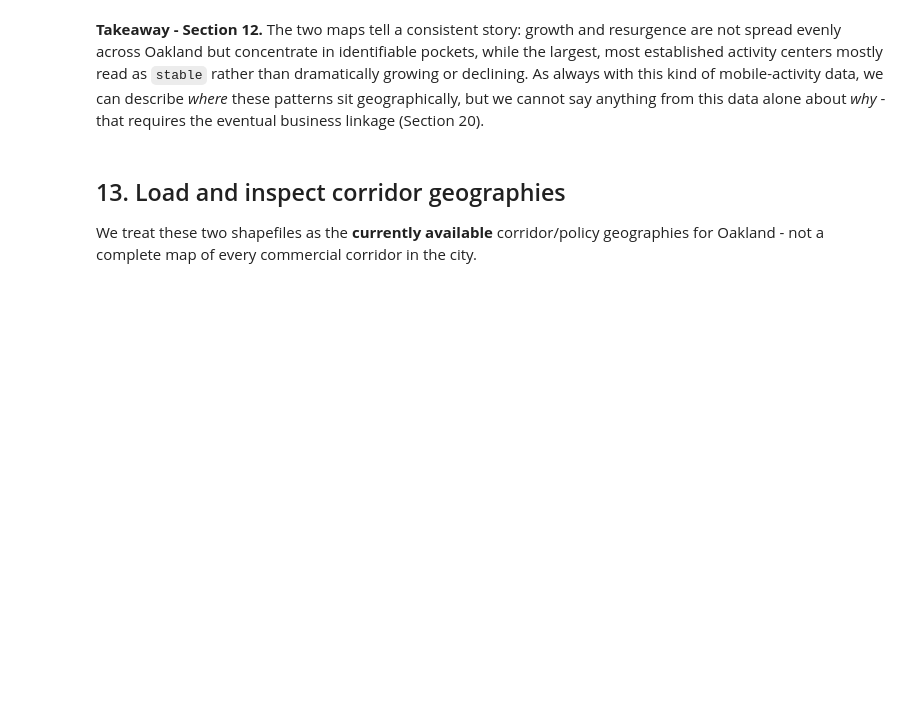
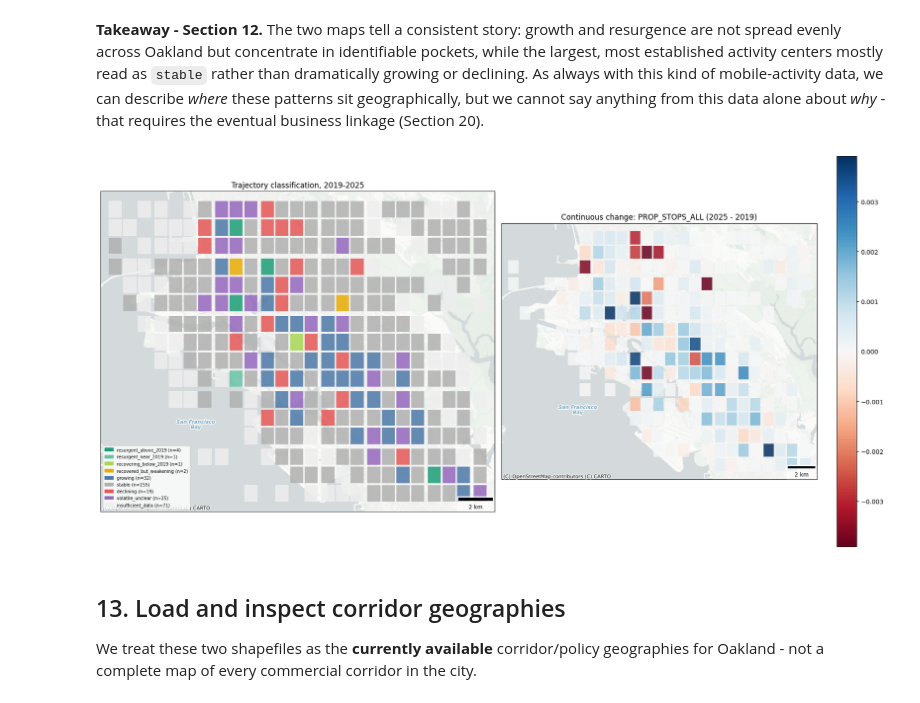
Before and after one commit to schoolofcities/eddit-east-bay, a Jupyter notebook: analysis/activity/explore_yihoi_activity_data.ipynb, the cells around one changed output. Saved outputs shown, nothing was run; the diff lists cells and outputs as text; code cells hidden in the pictures; blank space fills up the shorter version.

```diff
--- a/analysis/activity/explore_yihoi_activity_data.ipynb
+++ b/analysis/activity/explore_yihoi_activity_data.ipynb
@@ -1245,6 +1309,91 @@ activity centers mostly read as `stable` rather than dramatically growing or dec
 this kind of mobile-activity data, we can describe *where* these patterns sit geographically, but we
 cannot say anything from this data alone about *why* - that requires the eventual business linkage
 (Section 20).
+# %%
+import numpy as np
+import matplotlib.pyplot as plt
+import matplotlib.patches as mpatches
+import matplotlib.patheffects as pe
+from matplotlib.colors import TwoSlopeNorm
+from matplotlib_scalebar.scalebar import ScaleBar
+import contextily as ctx
+
+CLASS_COLORS = {
+    "resurgent_above_2019": "#1B9E77",
+    "resurgent_near_2019": "#66C2A5",
+    "recovering_below_2019": "#A6D854",
+    "recovered_but_weakening": "#E6AB02",
+    "growing": "#4C78A8",
+    "stable": "#B0B0B0",
+    "declining": "#E45756",
+    "volatile_unclear": "#9467BD",
+    "insufficient_data": "#EEEEEE",
+}
+
+class_geo = oak_geom.copy()
+class_geo["trajectory_class"] = trajectory_class.reindex(class_geo.index)
+class_geo["change_19_25"] = change_19_25.reindex(class_geo.index)
+class_geo = gpd.GeoDataFrame(class_geo, geometry="vis_geometry", crs=GEO_CRS)
+
+bay_lat, bay_lon = 37.74049926851463, -122.29817611568753
+
+fig, axes = plt.subplots(1, 2, figsize=(18, 9))
+
+# ---- left panel: trajectory classification ----
+legend_handles = []
+for cls, color in CLASS_COLORS.items():
+    sub = class_geo[class_geo["trajectory_class"] == cls]
+    if len(sub):
+        sub.plot(ax=axes[0], color=color, edgecolor="white", linewidth=0.2, alpha=.85, zorder=2)
+        legend_handles.append(mpatches.Patch(color=color, label=f"{cls} (n={len(sub)})"))
+
+axes[0].set_xlim(*xlim); axes[0].set_ylim(*ylim); axes[0].set_aspect(1.25)
+ctx.add_basemap(axes[0], crs=class_geo.crs, source=ctx.providers.CartoDB.PositronNoLabels, zorder=1, zoom=14)
+axes[0].set_xticks([]); axes[0].set_yticks([])
+axes[0].set_title("Trajectory classification, 2019-2025")
+axes[0].legend(handles=legend_handles, fontsize=7, loc="lower left", ncol=1)
+
+# ---- right panel: continuous change ----
+change_geo = class_geo.dropna(subset=["change_19_25"])
+lim = change_geo["change_19_25"].abs().quantile(0.98)
+change_geo.plot(
+    ax=axes[1], column="change_19_25", cmap="RdBu",
+    norm=TwoSlopeNorm(vmin=-lim, vcenter=0, vmax=lim),
+    edgecolor="white", linewidth=0.2, alpha=.85, zorder=2,
+    legend=True,
+)
+axes[1].set_xlim(*xlim); axes[1].set_ylim(*ylim); axes[1].set_aspect(1.25)
+ctx.add_basemap(axes[1], crs=class_geo.crs, source=ctx.providers.CartoDB.PositronNoLabels, zorder=1, zoom=14)
+axes[1].set_xticks([]); axes[1].set_yticks([])
+axes[1].set_title("Continuous change: PROP_STOPS_ALL (2025 - 2019)")
+
+# ---- scale bar + bay label on both panels ----
+mid_lat = (ylim[0] + ylim[1]) / 2
+m_per_deg_lon = 111_320 * np.cos(np.radians(mid_lat))
+
+for ax in axes:
+    ax.add_artist(ScaleBar(
+        dx=m_per_deg_lon,
+        units="m",
+        location="lower right",
+        box_alpha=0.7,
+        font_properties={"size": 9},
+    ))
+
+    if xlim[0] <= bay_lon <= xlim[1] and ylim[0] <= bay_lat <= ylim[1]:
+        ax.annotate(
+            "San Francisco\nBay",
+            xy=(bay_lon, bay_lat),
+            fontsize=8, color="#7fa8bf", style="italic", weight="bold",
+            ha="center", va="center",
+            path_effects=[pe.withStroke(linewidth=2.5, foreground="white")],
+            zorder=4,
+        )
+
+plt.tight_layout()
+plt.show()
+# %% [output]
+[figure, added]
 # %% [markdown]
 ## 13. Load and inspect corridor geographies
 
```
Also changed, not shown: parts of 9 cells of this notebook, 24 other files.
